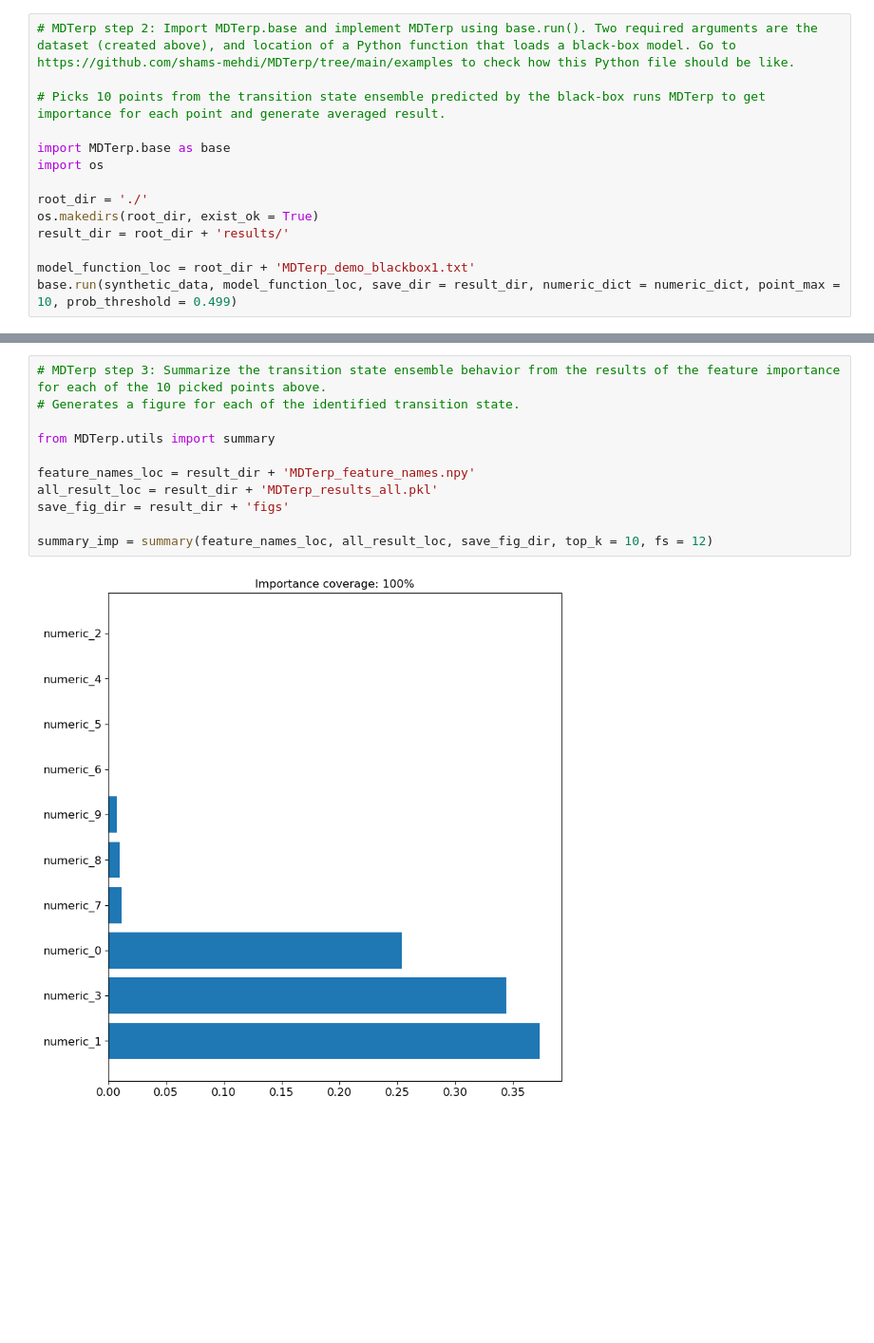
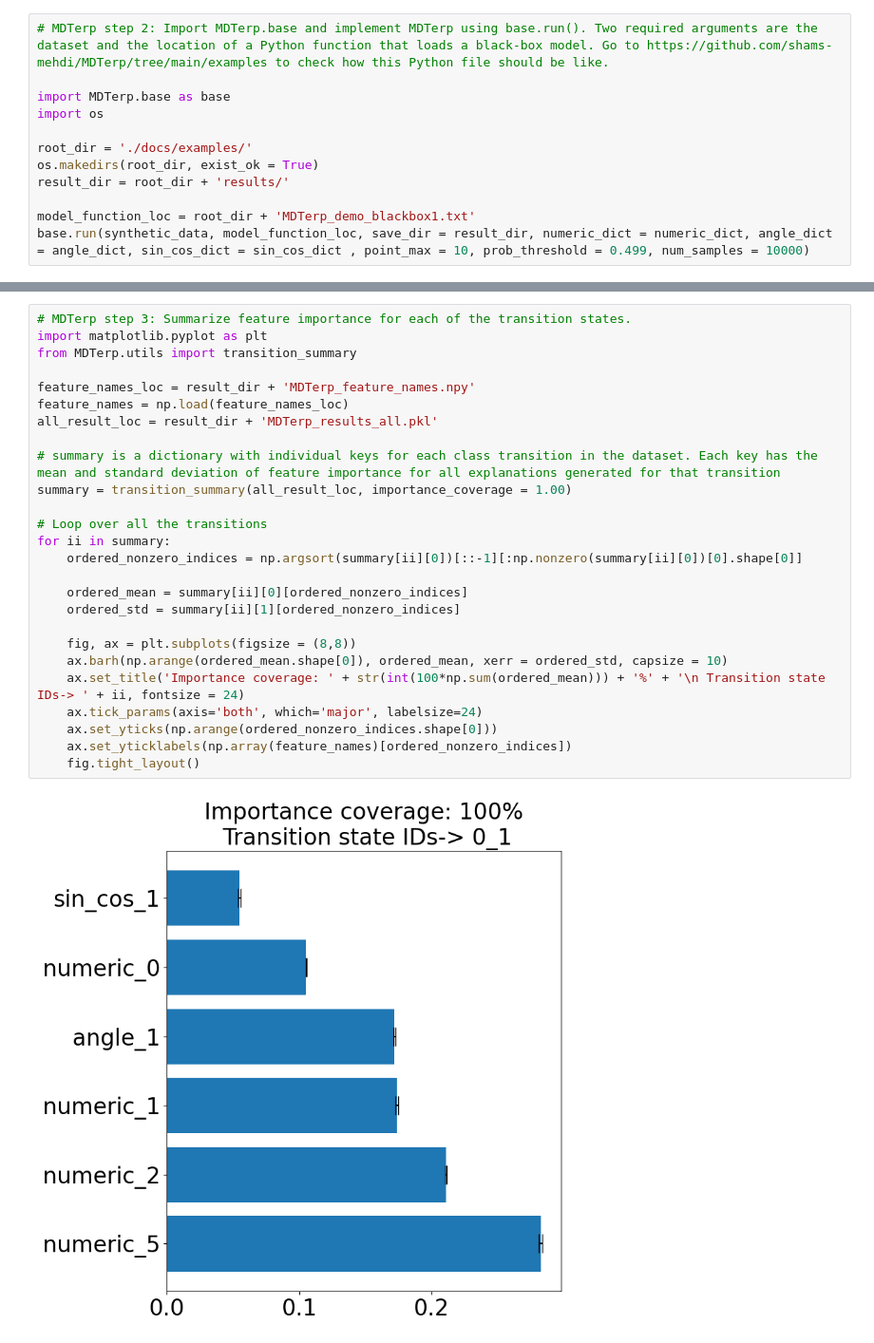
Before and after one commit to shams-mehdi/MDTerp, a Jupyter notebook: docs/examples/MDTerp_demo1.ipynb, the cells around one changed output, grey strips where cells are left out. Shown at 95% size. Cells and saved outputs as stored; diff of their text form; blank space fills up the shorter version.

```diff
--- a/docs/examples/MDTerp_demo1.ipynb
+++ b/docs/examples/MDTerp_demo1.ipynb
@@ -25,15 +44,13 @@ print(numeric_dict)
 # %%
-# MDTerp step 2: Import MDTerp.base and implement MDTerp using base.run(). Two required arguments are the dataset (created above), and location of a Python function that loads a black-box model. Go to https://github.com/shams-mehdi/MDTerp/tree/main/examples to check how this Python file should be like.
-
-# Picks 10 points from the transition state ensemble predicted by the black-box runs MDTerp to get importance for each point and generate averaged result.
+# MDTerp step 2: Import MDTerp.base and implement MDTerp using base.run(). Two required arguments are the dataset and the location of a Python function that loads a black-box model. Go to https://github.com/shams-mehdi/MDTerp/tree/main/examples to check how this Python file should be like.
 
 import MDTerp.base as base
 import os
 
-root_dir = './'
+root_dir = './docs/examples/'
 os.makedirs(root_dir, exist_ok = True)
 result_dir = root_dir + 'results/'
 
 model_function_loc = root_dir + 'MDTerp_demo_blackbox1.txt'
-base.run(synthetic_data, model_function_loc, save_dir = result_dir, numeric_dict = numeric_dict, point_max = 10, prob_threshold = 0.499)
+base.run(synthetic_data, model_function_loc, save_dir = result_dir, numeric_dict = numeric_dict, angle_dict = angle_dict, sin_cos_dict = sin_cos_dict , point_max = 10, prob_threshold = 0.499, num_samples = 10000)
 # %% [output]
@@ -57,14 +74,29 @@ base.run(synthetic_data, model_function_loc, save_dir = result_dir, numeric_dict
 <MDTerp.base.run at 0x...>
 # %%
-# MDTerp step 3: Summarize the transition state ensemble behavior from the results of the feature importance for each of the 10 picked points above.
-# Generates a figure for each of the identified transition state.
-
-from MDTerp.utils import summary
+# MDTerp step 3: Summarize feature importance for each of the transition states.
+import matplotlib.pyplot as plt
+from MDTerp.utils import transition_summary
 
 feature_names_loc = result_dir + 'MDTerp_feature_names.npy'
+feature_names = np.load(feature_names_loc)
 all_result_loc = result_dir + 'MDTerp_results_all.pkl'
-save_fig_dir = result_dir + 'figs'
 
-summary_imp = summary(feature_names_loc, all_result_loc, save_fig_dir, top_k = 10, fs = 12)
+# summary is a dictionary with individual keys for each class transition in the dataset. Each key has the mean and standard deviation of feature importance for all explanations generated for that transition
+summary = transition_summary(all_result_loc, importance_coverage = 1.00)
+
+# Loop over all the transitions
+for ii in summary:
+    ordered_nonzero_indices = np.argsort(summary[ii][0])[::-1][:np.nonzero(summary[ii][0])[0].shape[0]]
+
+    ordered_mean = summary[ii][0][ordered_nonzero_indices]
+    ordered_std = summary[ii][1][ordered_nonzero_indices]
+
+    fig, ax = plt.subplots(figsize = (8,8))
+    ax.barh(np.arange(ordered_mean.shape[0]), ordered_mean, xerr = ordered_std, capsize = 10)
+    ax.set_title('Importance coverage: ' + str(int(100*np.sum(ordered_mean))) + '%' + '\n Transition state IDs-> ' + ii, fontsize = 24)
+    ax.tick_params(axis='both', which='major', labelsize=24)
+    ax.set_yticks(np.arange(ordered_nonzero_indices.shape[0]))
+    ax.set_yticklabels(np.array(feature_names)[ordered_nonzero_indices])
+    fig.tight_layout()
 # %% [output]
-[figure, old version]
+[figure, new version]
```
Also changed, not shown: parts of 8 cells of this notebook, 14 other files.
